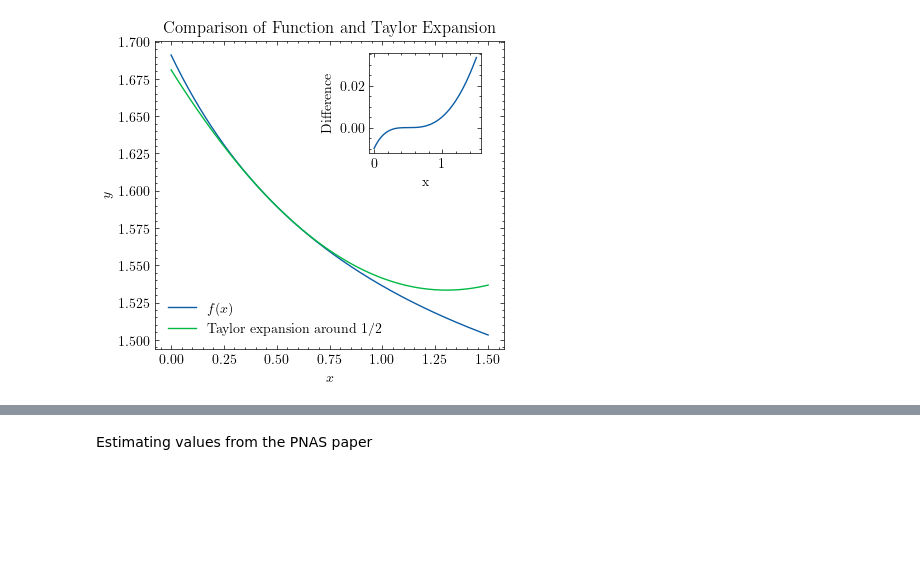
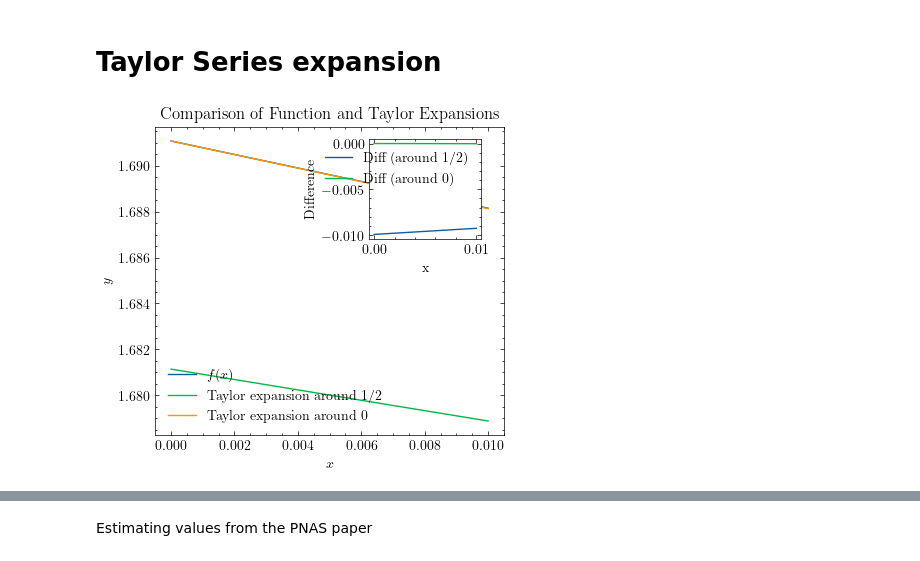
Before and after one commit to antonilis/molecular_crowding, a Jupyter notebook: analysis.ipynb, the cells around one changed output, grey strips where cells are left out. Cells and saved outputs as stored; diff of their text form; code cells hidden in the pictures; blank space fills up the shorter version.

```diff
--- a/analysis.ipynb
+++ b/analysis.ipynb
@@ -13,0 +18,5 @@ plt.style.use('science')
+# %%
+import utils as uts
+import sodium_crowder_equilibrium_constant as scec
+
+data, raw_data, D_Na0, final_values =  scec.calc_sodium_crowder_eq_constant()
@@ -149,36 +273,50 @@ Taylor series approximation
+# %% [markdown]
+# Taylor Series expansion
 # %%
 # Define the range for x
-x = np.linspace(0, 1.5, 500)  # Ensure the domain of the function is valid
+x = np.linspace(0, 0.01, 500)  # Ensure the domain of the function is valid
+
+a = 0.0754 / 0.1754 * 4 + 0.0246 / 0.1754
 
 # Define the functions
 y1 = np.sqrt(1 /(x + 1) + a)
 # Taylor expansion around x = 1/2
 sqrt_term = np.sqrt(2 / 3)
 y2 =(4 * a + 2) / (3 * np.sqrt(3) * (3 * a + 2)**(3/2)) * x**2 - (2 * (5 * a + 3)) / (3 * np.sqrt(3) * (3 * a + 2)**(3/2)) * x + (54 * a**2 + 80 * a + 29) / (6 * np.sqrt(3) * (3 * a + 2)**(3/2))
 difference = y2 - y1
 
 
+# Taylor expansion around x = 0
+y3 = np.sqrt(1 + a) - (1 / 2) * (1 + a)**(-1/2) * x + (3 / 8) * (1 + a)**(-3/2) * x**2
+
+# Differences
+difference1 = y2 - y1  # Difference for Taylor around 1/2
+difference2 = y3 - y1  # Difference for Taylor around 0
+
+# Plotting
 with plt.style.context(['science']):
-
-    fig, ax = plt.subplots(figsize = (4.5,4))
+    fig, ax = plt.subplots(figsize=(4.5, 4))
 
     ax.plot(x, y1, label=r'$f(x)$')
     ax.plot(x, y2, label='Taylor expansion around 1/2')
+    ax.plot(x, y3, label='Taylor expansion around 0')
 
     ax.legend(loc='lower left')
     ax.set_xlabel(r'$x$')
     ax.set_ylabel(r'$y$')
-    ax.set_title('Comparison of Function and Taylor Expansion')
-
+    ax.set_title('Comparison of Function and Taylor Expansions')
 
     # Create inset manually
     inset_ax = plt.axes([0.6, 0.6, 0.25, 0.25])  # [left, bottom, width, height]
-    inset_ax.plot(x, difference)
+    inset_ax.plot(x, difference1, label='Diff (around 1/2)')
+    inset_ax.plot(x, difference2, label='Diff (around 0)')
     inset_ax.set_xlabel('x')
     inset_ax.set_ylabel('Difference')
-    plt.savefig('function_taylor.pdf', format = 'pdf', dpi=600)
+    inset_ax.legend()
+
+    plt.savefig('function_taylor.pdf', format='pdf', dpi=600)
 # %% [output]
-[figure, old version]
+[figure, new version]
 # %%
 with plt.style.context(['science']):
     fig, axs = plt.subplots(1, 3, figsize=(10, 3.5))
```
Also changed, not shown: parts of 42 cells of this notebook, 17 other files.
